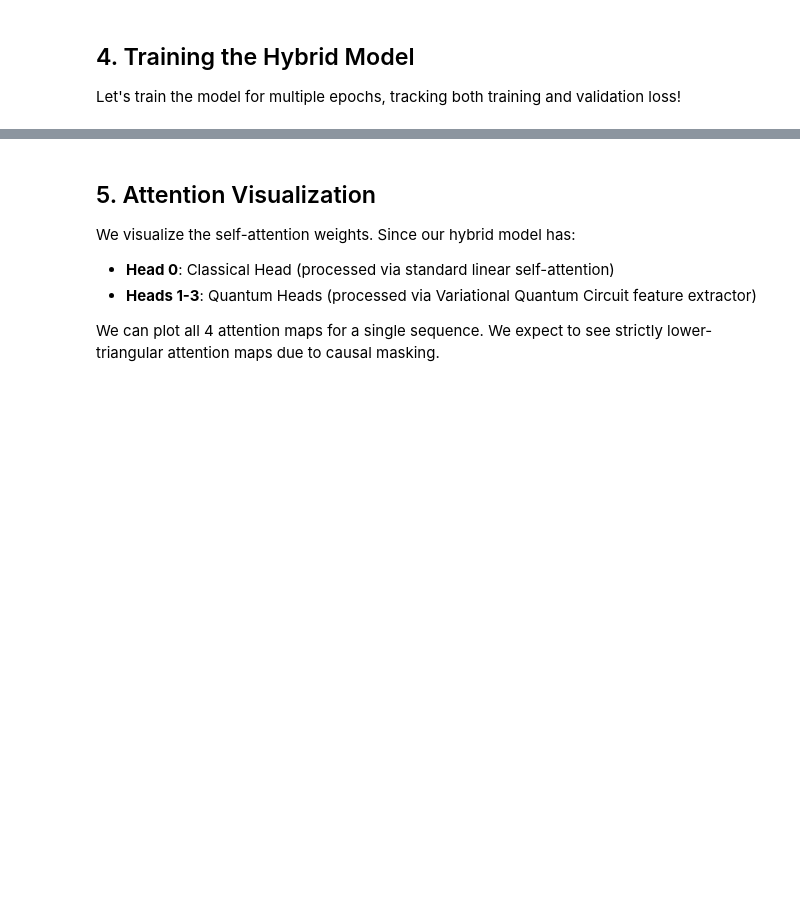
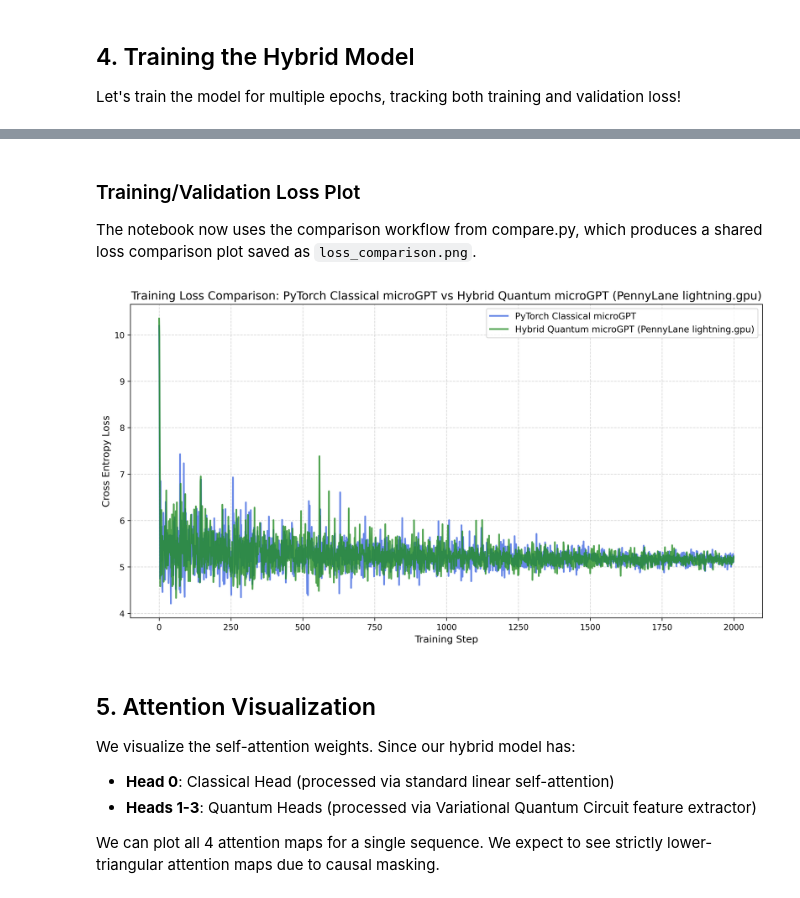
Before and after one commit to theydontknowmeson4497/microgpt-updated-HQSALcode, a Jupyter notebook: demo.ipynb, the cells around one changed output, grey strips where cells are left out. Drawn from its saved outputs; the diff is of its cells as text; code cells hidden in the pictures; blank space fills up the shorter version.

```diff
--- a/demo.ipynb
+++ b/demo.ipynb
@@ -209,0 +241,14 @@ plt.show()
+# %% [markdown]
+### Training/Validation Loss Plot
+
+The notebook now uses the comparison workflow from compare.py, which produces a shared loss comparison plot saved as `loss_comparison.png`.
+# %%
+# Display the generated comparison plot from compare.py if it exists.
+plot_path = 'loss_comparison.png'
+if os.path.exists(plot_path):
+    from IPython.display import Image, display
+    display(Image(filename=plot_path))
+else:
+    print(f"Plot not found yet: {plot_path}")
+# %% [output]
+[figure, added]
```
Also changed, not shown: parts of 11 cells of this notebook, 2 other files.
